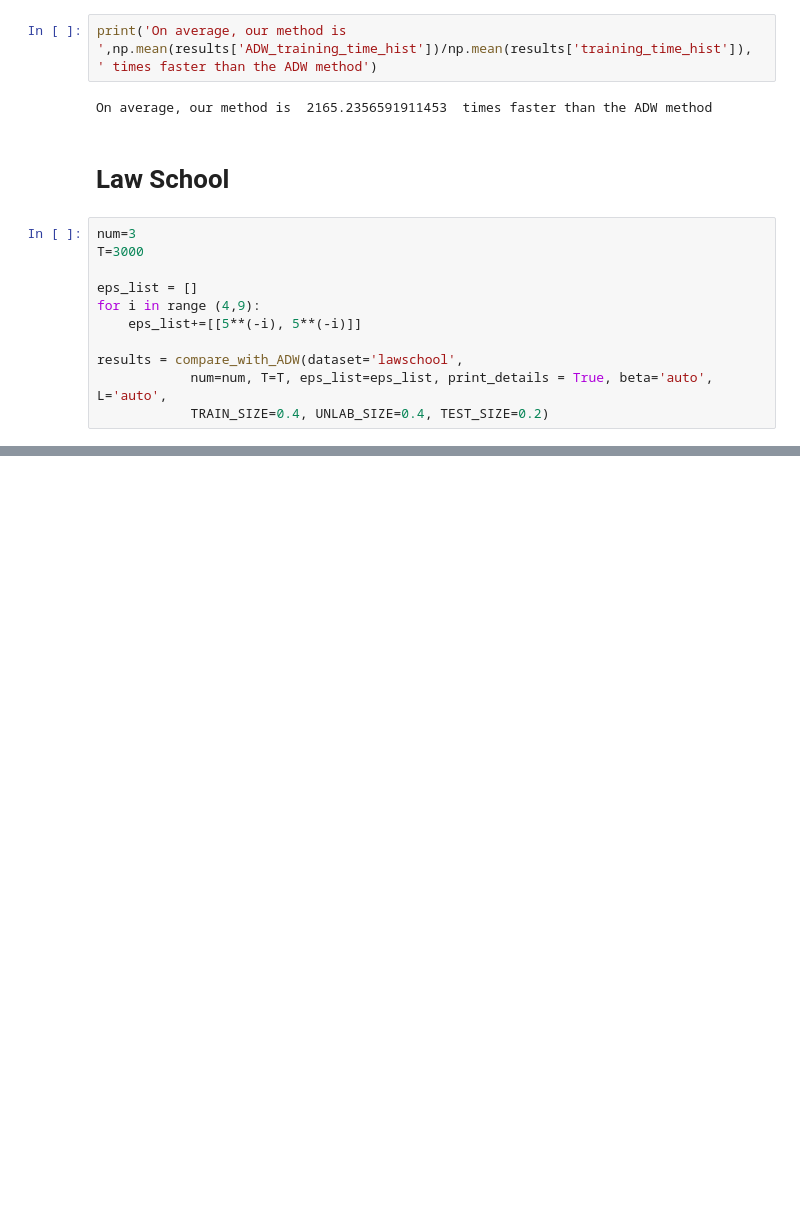
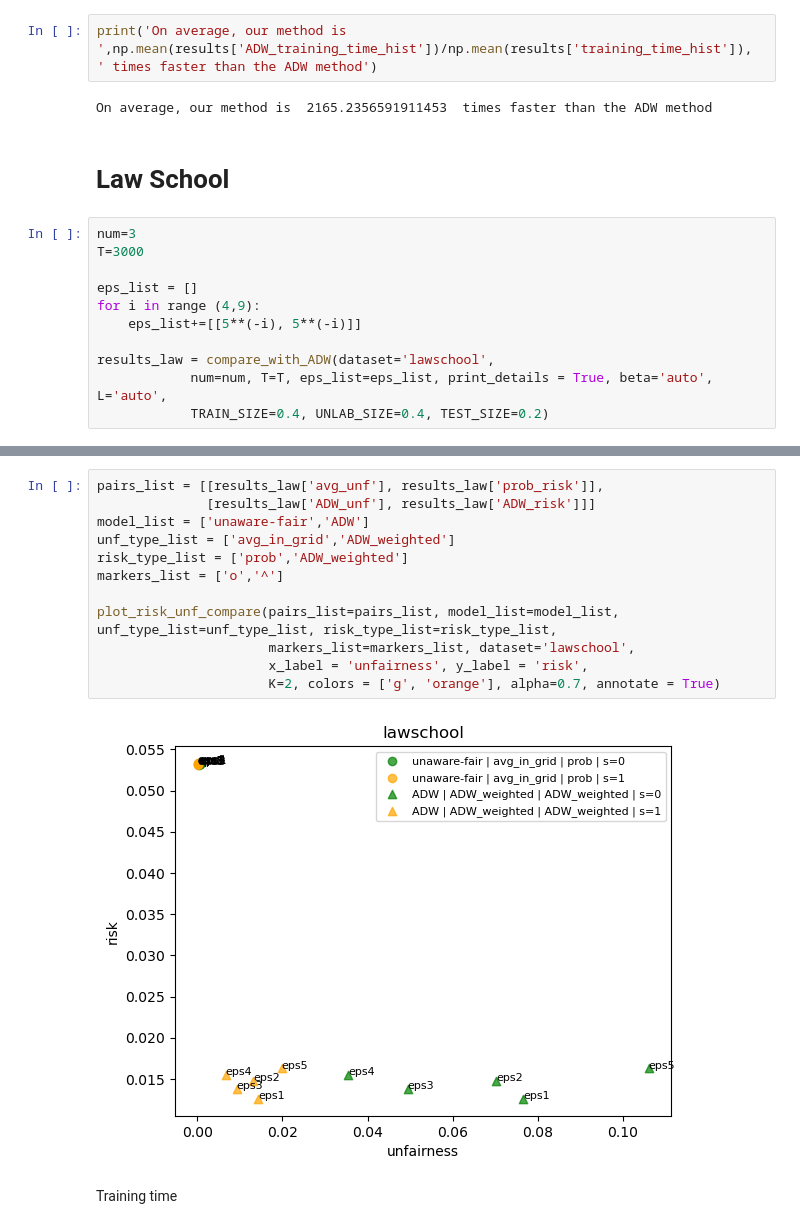
Before and after one commit to taturyan/unaware-fair-reg, a Jupyter notebook: Comparison with Agarwal et al..ipynb, the cells around one changed output, grey strips where cells are left out. Cells and saved outputs as stored; diff of their text form; blank space fills up the shorter version.

```diff
--- a/Comparison with Agarwal et al..ipynb
+++ b/Comparison with Agarwal et al..ipynb
@@ -111,6 +111,6 @@ eps_list = []
 for i in range (4,9):
     eps_list+=[[5**(-i), 5**(-i)]]
 
-results = compare_with_ADW(dataset='lawschool',
+results_law = compare_with_ADW(dataset='lawschool',
             num=num, T=T, eps_list=eps_list, print_details = True, beta='auto', L='auto',
             TRAIN_SIZE=0.4, UNLAB_SIZE=0.4, TEST_SIZE=0.2)
@@ -116,0 +155,16 @@ results = compare_with_ADW(dataset='lawschool',
+# %%
+pairs_list = [[results_law['avg_unf'], results_law['prob_risk']],
+              [results_law['ADW_unf'], results_law['ADW_risk']]]
+model_list = ['unaware-fair','ADW']
+unf_type_list = ['avg_in_grid','ADW_weighted']
+risk_type_list = ['prob','ADW_weighted']
+markers_list = ['o','^']
+
+plot_risk_unf_compare(pairs_list=pairs_list, model_list=model_list, unf_type_list=unf_type_list, risk_type_list=risk_type_list,
+                      markers_list=markers_list, dataset='lawschool',
+                      x_label = 'unfairness', y_label = 'risk',
+                      K=2, colors = ['g', 'orange'], alpha=0.7, annotate = True)
+# %% [output]
+[figure, added]
+# %% [markdown]
+Training time
```
Also changed, not shown: parts of 5 cells of this notebook.
